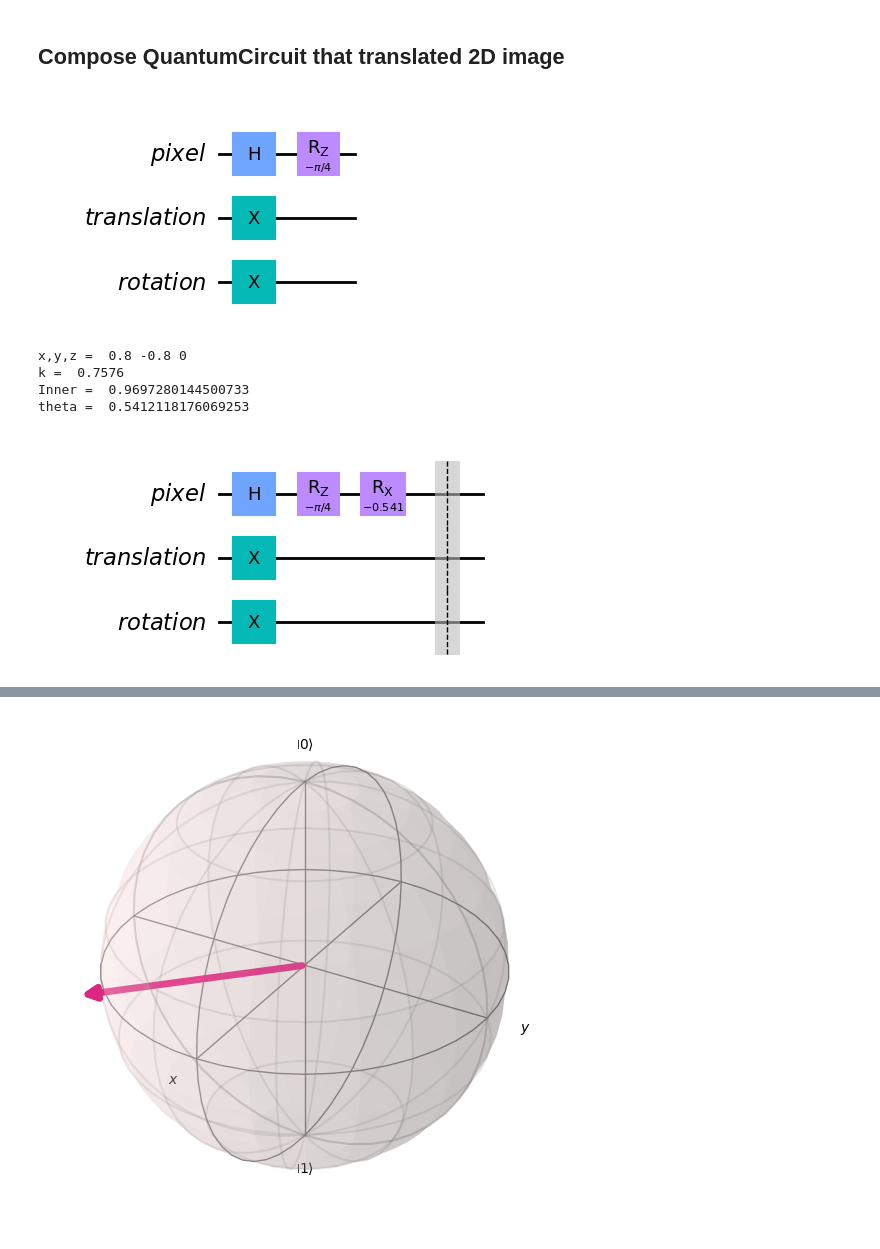
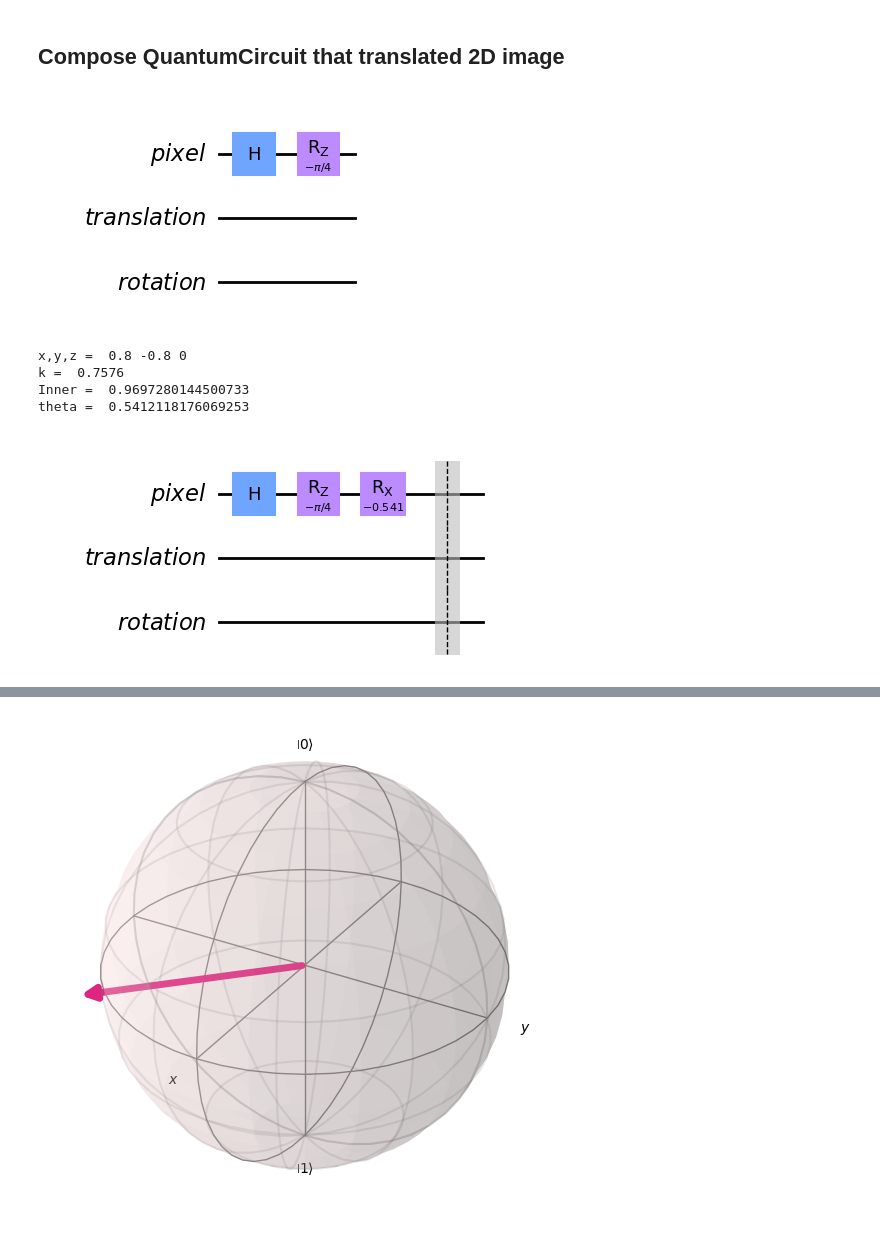
Before and after one commit to ksm999/Stereo, a Jupyter notebook: Quantum_Image_Processing.ipynb, the cells around one changed output, grey strips where cells are left out. Cells and saved outputs as stored; diff of their text form; code cells hidden in the pictures.

```diff
--- a/Quantum_Image_Processing.ipynb
+++ b/Quantum_Image_Processing.ipynb
@@ -504,19 +504,18 @@ from qiskit.quantum_info import Statevector
 # %%
 Q = np.array([0.8,-0.8,0]) # Given Pixel Coordinate
 
 phi = np.arctan2(Q[1],Q[0])
 
 pixel = QuantumRegister(size=1, name='pixel')
 translation = QuantumRegister(size=1, name='translation')
 rotation = QuantumRegister(size=1, name = 'rotation')
 
 qc_t = QuantumCircuit(pixel,translation, rotation)
 qc_t.h(0)
 qc_t.rz(phi,0)
-qc_t.x(range(1,3))
 qc_t.draw('mpl')
 # %% [output]
-[figure, old version]
+[figure, new version]
 # %%
 x, y = Q[0:2]
 k = round(4 / (x**2 + y**2 + 4), 4)
@@ -535,4 +534,4 @@ x,y,z =  0.8 -0.8 0
 k =  0.7576
 Inner =  0.9697280144500733
 theta =  0.5412118176069253
-[figure, old version]
+[figure, new version]
```
Also changed, not shown: parts of 9 cells of this notebook, 1 other file.
